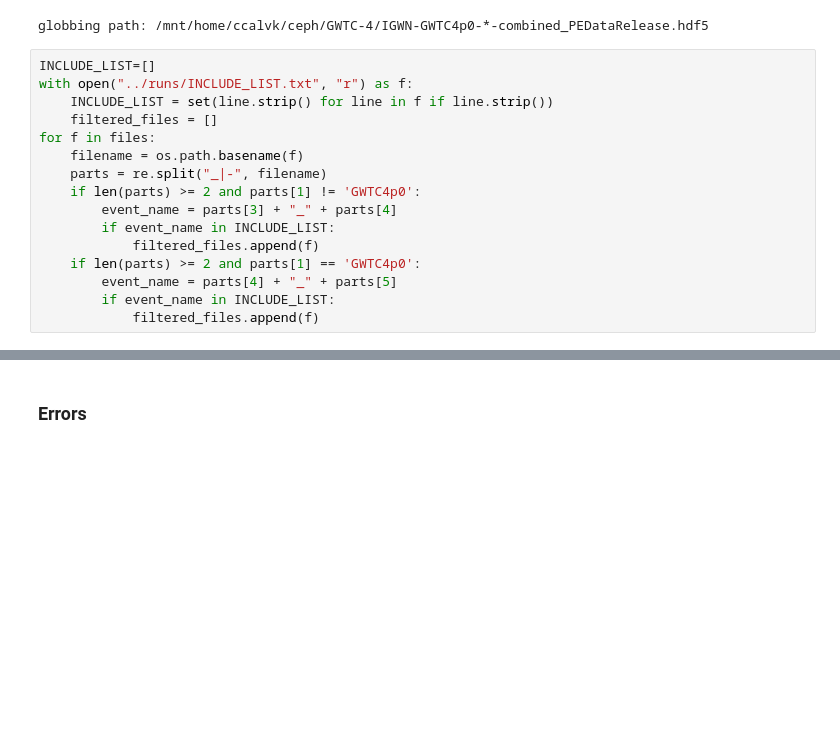
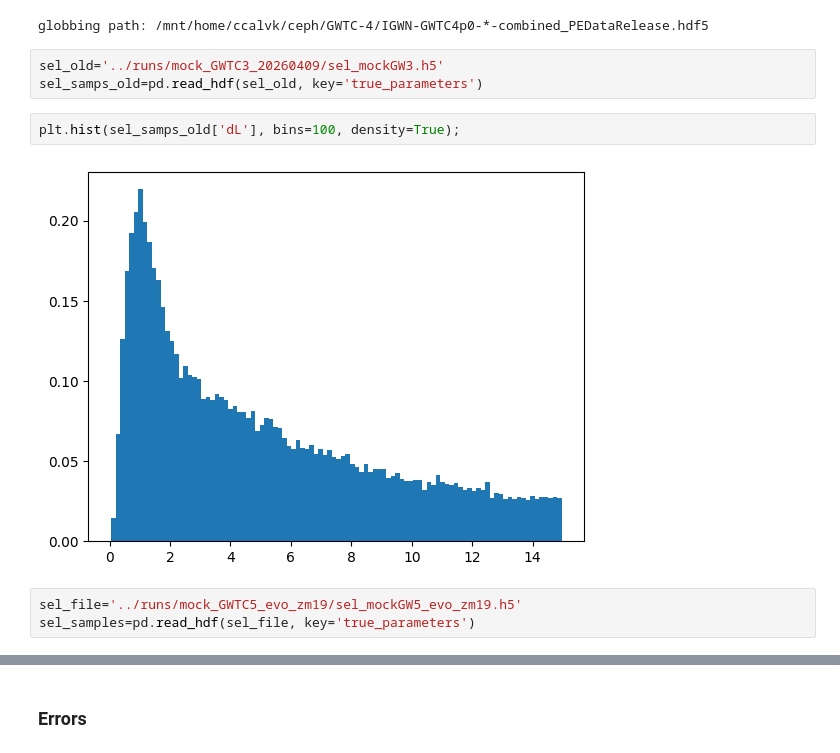
Before and after one commit to abby-moran/GW_pop_cosmo_inference, a Jupyter notebook: scripts/sandbox.ipynb, the cells around one changed output, grey strips where cells are left out. Drawn from its saved outputs; the diff is of its cells as text; blank space fills up the shorter version.

```diff
--- a/scripts/sandbox.ipynb
+++ b/scripts/sandbox.ipynb
@@ -167,20 +153,14 @@ for path in data_paths:
         files += glob(path)
 # %% [output]
 globbing path: /mnt/home/ccalvk/ceph/GWTC-4/IGWN-GWTC4p0-*-combined_PEDataRelease.hdf5
-# %%
-INCLUDE_LIST=[]
-with open("../runs/INCLUDE_LIST.txt", "r") as f:
-    INCLUDE_LIST = set(line.strip() for line in f if line.strip())
-    filtered_files = []
-for f in files:
-    filename = os.path.basename(f)
-    parts = re.split("_|-", filename)
-    if len(parts) >= 2 and parts[1] != 'GWTC4p0':
-        event_name = parts[3] + "_" + parts[4]
-        if event_name in INCLUDE_LIST:
-            filtered_files.append(f)
-    if len(parts) >= 2 and parts[1] == 'GWTC4p0':
-        event_name = parts[4] + "_" + parts[5]
-        if event_name in INCLUDE_LIST:
-            filtered_files.append(f)
+# %%
+sel_old='../runs/mock_GWTC3_20260409/sel_mockGW3.h5'
+sel_samps_old=pd.read_hdf(sel_old, key='true_parameters')
+# %%
+plt.hist(sel_samps_old['dL'], bins=100, density=True);
+# %% [output]
+[figure, added]
+# %%
+sel_file='../runs/mock_GWTC5_evo_zm19/sel_mockGW5_evo_zm19.h5'
+sel_samples=pd.read_hdf(sel_file, key='true_parameters')
 # %%
```
Also changed, not shown: parts of 13 cells of this notebook, 12 other files.
